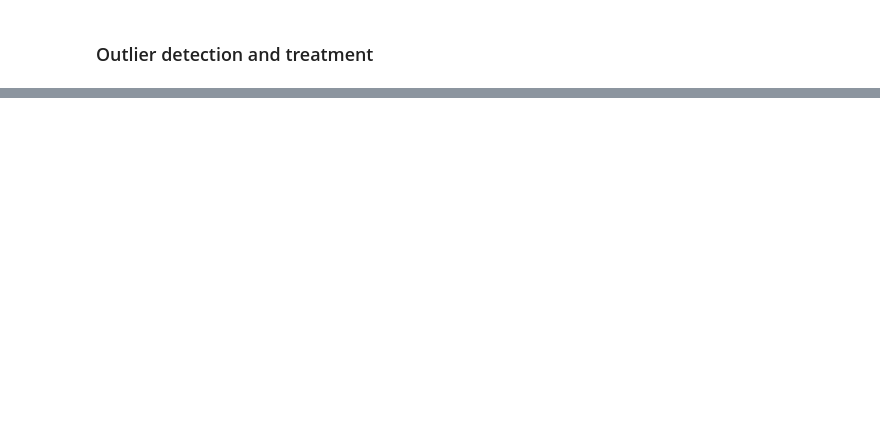
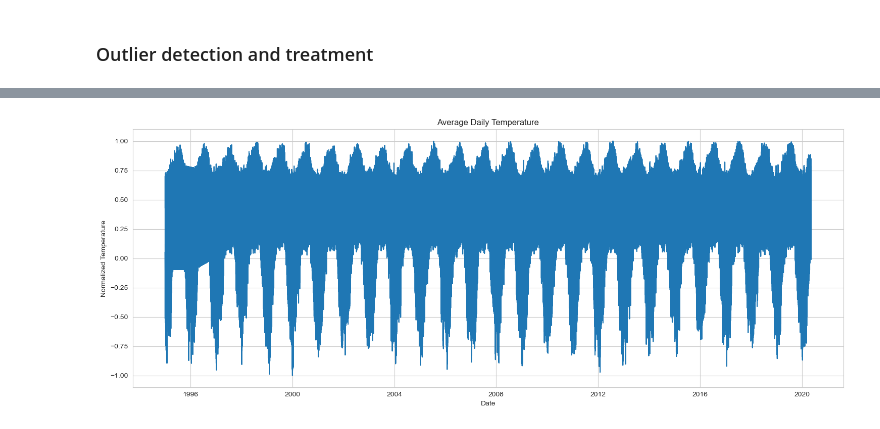
Before and after one commit to wrongsyntax/ECE447-ProjectA, a Jupyter notebook: main.ipynb, the cells around one changed output, grey strips where cells are left out. Drawn from its saved outputs; the diff is of its cells as text; code cells hidden in the pictures; blank space fills up the shorter version.

```diff
--- a/main.ipynb
+++ b/main.ipynb
@@ -406,0 +441,5 @@ df.head()
+# %%
+# Set Date as the index for time series analysis
+df_ts = df.set_index('Date').sort_index()
+
+df_ts.describe().apply(lambda x: x.apply(lambda y: f"{y:.2f}"))
@@ -406,0 +456,11 @@ df.head()
+# %%
+# Plot the temperature time series
+plt.figure(figsize=(15, 6))
+plt.plot(df_ts.index, df_ts['AvgTemperature'])
+plt.title('Average Daily Temperature')
+plt.xlabel('Date')
+plt.ylabel('Normalized Temperature')
+plt.tight_layout()
+plt.show()
+# %% [output]
+[figure, added]
```
Also changed, not shown: parts of 17 cells of this notebook.
